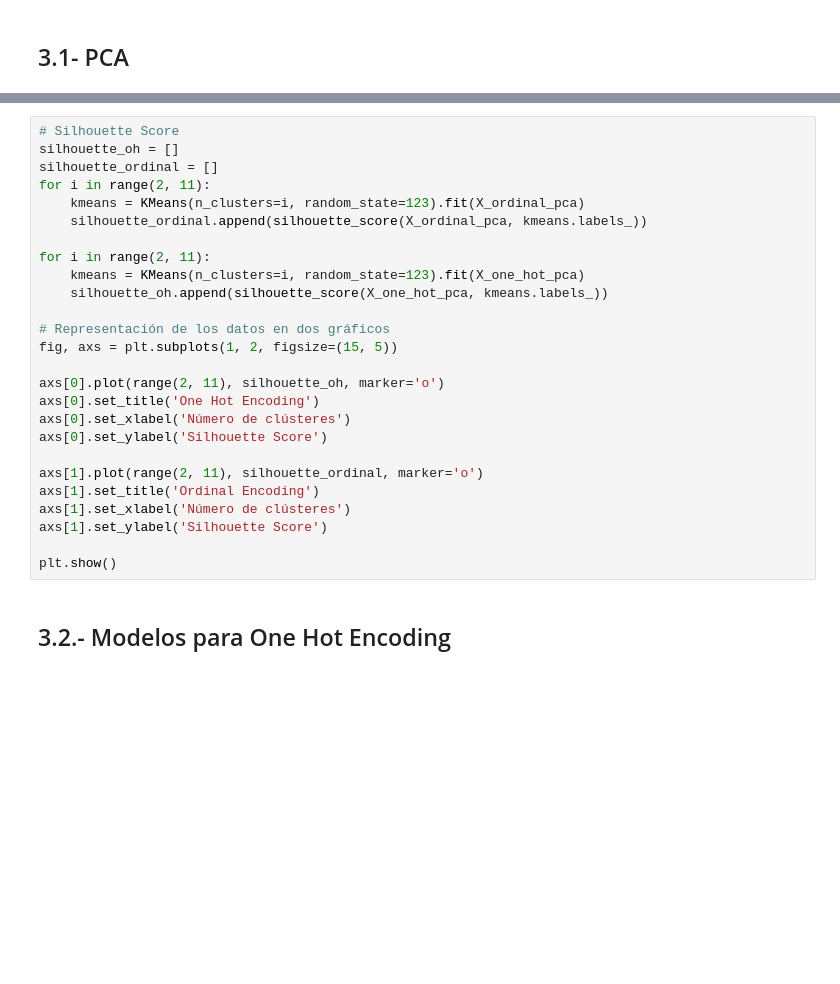
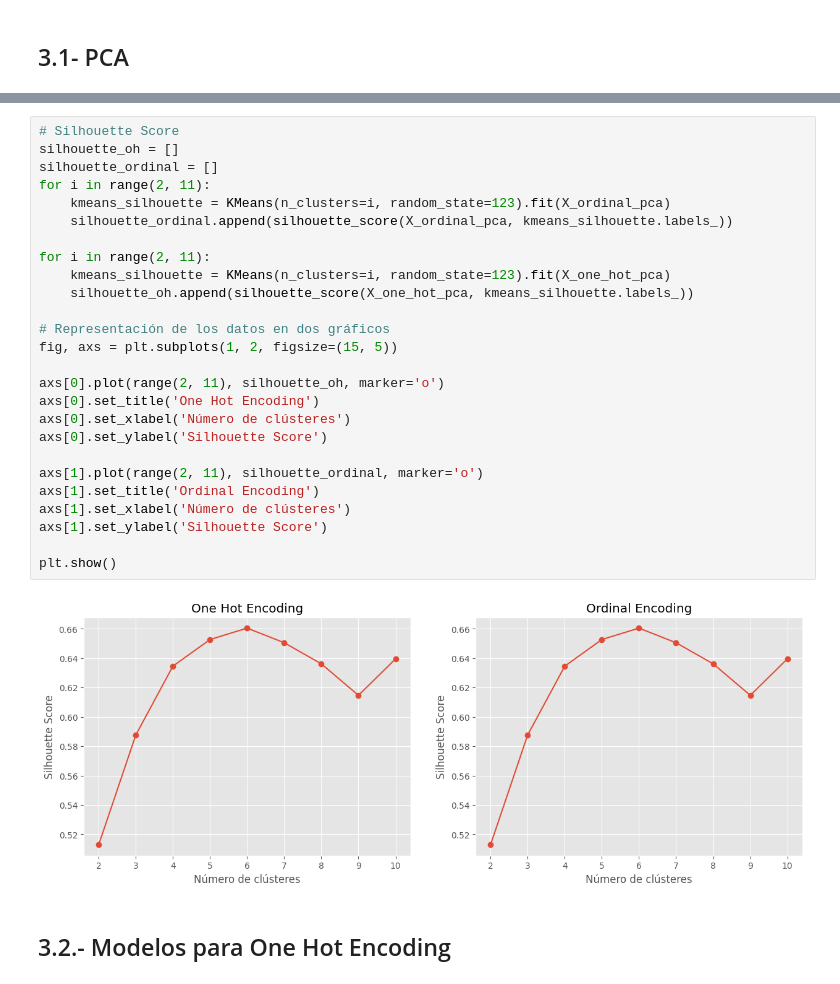
Before and after one commit to RaulCarrero02/G23.P2.100451286.100472334, a Jupyter notebook: kmean.ipynb, the cells around one changed output, grey strips where cells are left out. Saved outputs shown, nothing was run; the diff lists cells and outputs as text; blank space fills up the shorter version.

```diff
--- a/kmean.ipynb
+++ b/kmean.ipynb
@@ -266,29 +420,31 @@ plt.show()
 # %%
 # Silhouette Score
 silhouette_oh = []
 silhouette_ordinal = []
 for i in range(2, 11):
-    kmeans = KMeans(n_clusters=i, random_state=123).fit(X_ordinal_pca)
-    silhouette_ordinal.append(silhouette_score(X_ordinal_pca, kmeans.labels_))
+    kmeans_silhouette = KMeans(n_clusters=i, random_state=123).fit(X_ordinal_pca)
+    silhouette_ordinal.append(silhouette_score(X_ordinal_pca, kmeans_silhouette.labels_))
 
 for i in range(2, 11):
-    kmeans = KMeans(n_clusters=i, random_state=123).fit(X_one_hot_pca)
-    silhouette_oh.append(silhouette_score(X_one_hot_pca, kmeans.labels_))
+    kmeans_silhouette = KMeans(n_clusters=i, random_state=123).fit(X_one_hot_pca)
+    silhouette_oh.append(silhouette_score(X_one_hot_pca, kmeans_silhouette.labels_))
 
 # Representación de los datos en dos gráficos
 fig, axs = plt.subplots(1, 2, figsize=(15, 5))
 
 axs[0].plot(range(2, 11), silhouette_oh, marker='o')
 axs[0].set_title('One Hot Encoding')
 axs[0].set_xlabel('Número de clústeres')
 axs[0].set_ylabel('Silhouette Score')
 
 axs[1].plot(range(2, 11), silhouette_ordinal, marker='o')
 axs[1].set_title('Ordinal Encoding')
 axs[1].set_xlabel('Número de clústeres')
 axs[1].set_ylabel('Silhouette Score')
 
 plt.show()
+# %% [output]
+[figure, added]
 # %% [markdown]
 ## 3.2.- Modelos para One Hot Encoding
 # %% [markdown]
```
Also changed, not shown: parts of 18 cells of this notebook.
